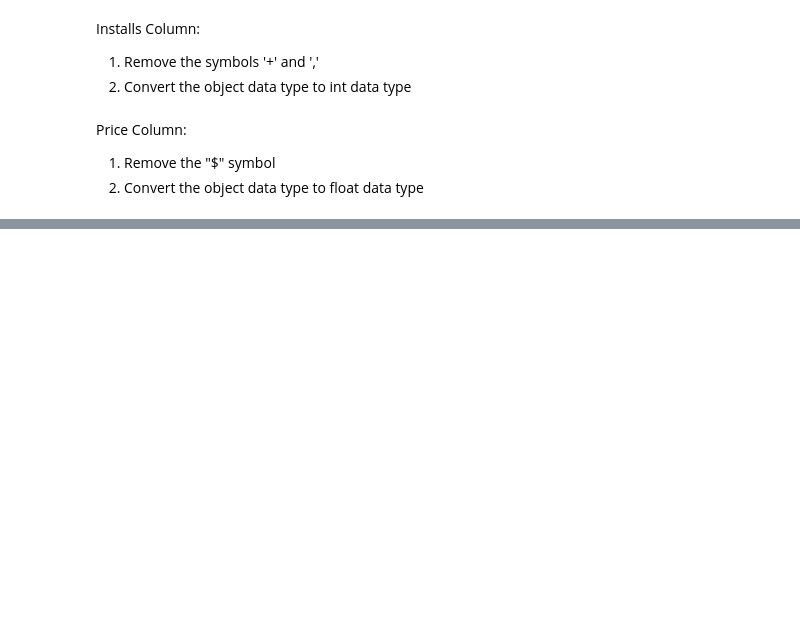
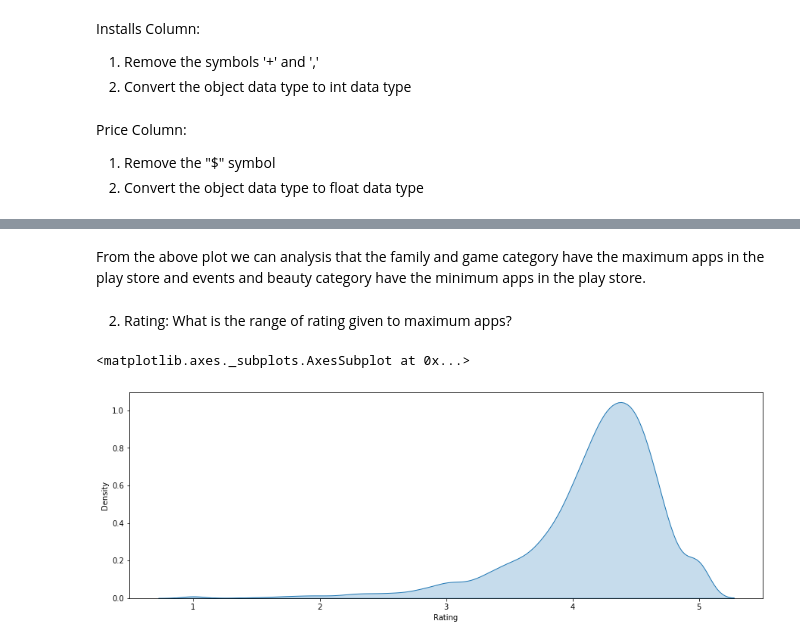
Before and after one commit to abhilasha8/play_store_app_review_analysis, a Jupyter notebook: Play_Store_App_Review_Analysis_Capstone_Project.ipynb, the cells around one changed output, grey strips where cells are left out. Saved outputs shown, nothing was run; the diff lists cells and outputs as text; code cells hidden in the pictures; blank space fills up the shorter version.

```diff
--- a/Play_Store_App_Review_Analysis_Capstone_Project.ipynb
+++ b/Play_Store_App_Review_Analysis_Capstone_Project.ipynb
@@ -297,0 +383,10 @@ ps_df['Price']=ps_df['Price'].astype('float')
+# %% [markdown]
+From the above plot we can analysis that the family and game category have the maximum apps in the play store and events and beauty category have the minimum apps in the play store.
+# %% [markdown]
+2. Rating: What is the range of rating given to maximum apps?
+# %%
+# rating distribution over the apps
+sns.kdeplot(ps_df['Rating'], shade = True)
+# %% [output]
+<matplotlib.axes._subplots.AxesSubplot at 0x...>
+[figure, added]
```
Also changed, not shown: parts of 15 cells of this notebook.
